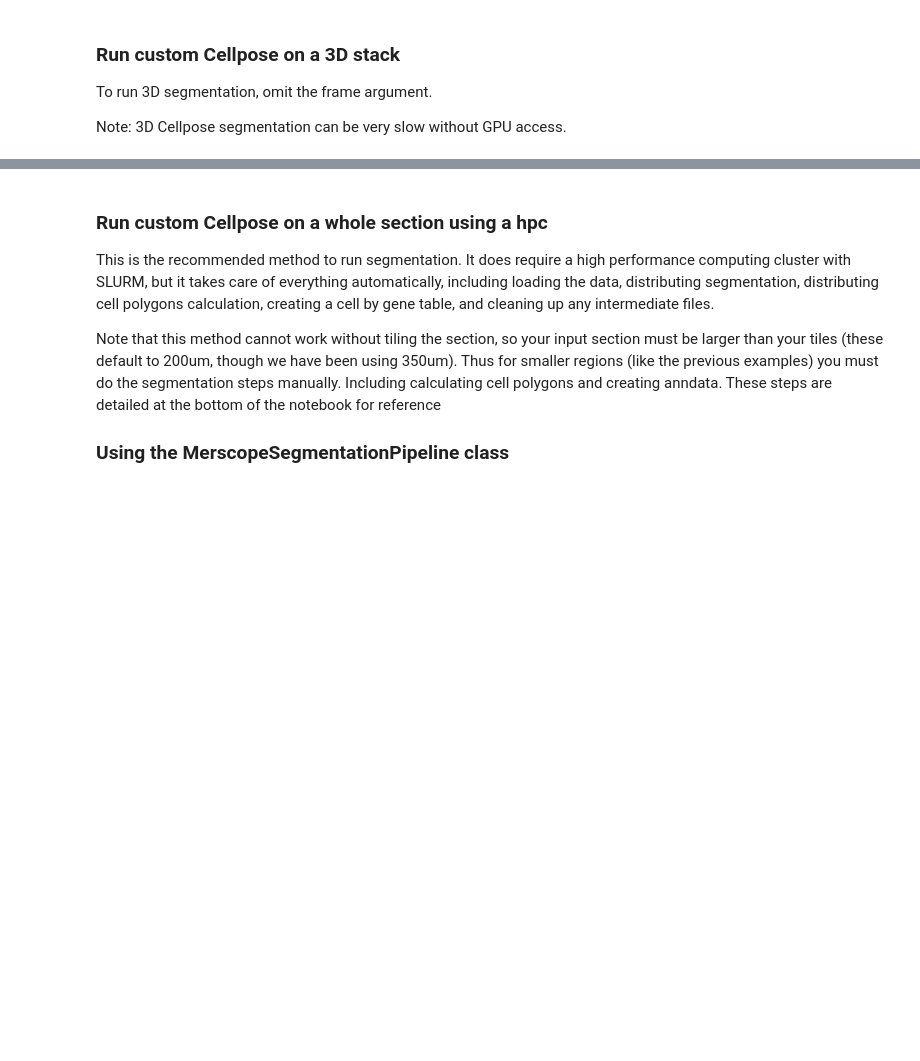
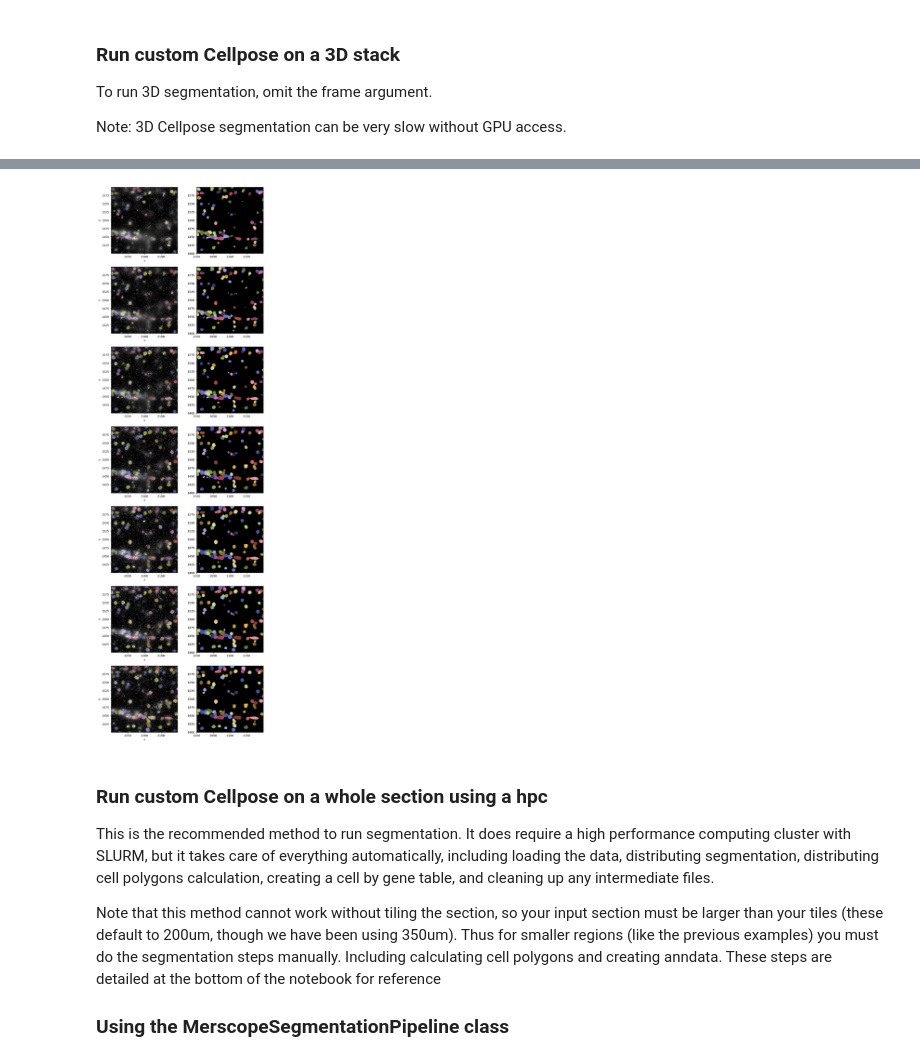
Before and after one commit to AllenInstitute/spots-in-space, a Jupyter notebook: demo.ipynb, the cells around one changed output, grey strips where cells are left out. Cells and saved outputs as stored; diff of their text form; code cells hidden in the pictures; blank space fills up the shorter version.

```diff
--- a/demo.ipynb
+++ b/demo.ipynb
@@ -23,19 +23,19 @@ import sis
 %matplotlib inline
 # %%
 # Helper function for plotting
-def get_cell_cmap(spot_table, bg_color: str|None = None, remove_negatives: bool = True):
+def get_cell_cmap(seg_spot_table, bg_color: str|None = None, remove_negatives: bool = True):
     # Create colormap for cell ids
-    cell_ids = np.unique(spot_table.cell_ids)
-    cell_colors = spot_table.cell_palette(spot_table.cell_ids)
+    cell_colors = seg_spot_table.cell_palette(seg_spot_table.cell_ids)
 
     if remove_negatives:
         # Remove the negative values in cell_palette, which can throw off visualization
-        cell_colors = {cell: color for cell, color in cell_colors.items() if cell in cell_ids}
+        cell_colors = {cell: color for cell, color in cell_colors.items() if cell in seg_spot_table.unique_cell_ids}
 
     if bg_color is not None:
-        cell_colors[0] = colors.to_rgba(bg_color)
+        cell_colors[0] = colors.to_rgba('black')
+        cell_colors[-1] = colors.to_rgba('black')
 
-    cell_cmap = colors.ListedColormap(cell_colors.values())
+    cell_cmap = colors.ListedColormap(dict(sorted(cell_colors.items())).values())
 
     return cell_cmap
 # %% [markdown]
@@ -187,20 +228,22 @@ result_custom_3d = seg_custom_3d.run(sub_st)
 # %%
 img = sub_st.get_image(channel='DAPI')
 n_planes = img.shape[0]
 
 fig, ax = plt.subplots(n_planes, 2, figsize=(10, 5*n_planes))
 
 # Create colormap for cell ids
 cmap_custom_3d = get_cell_cmap(result_custom_3d.spot_table(), bg_color='black')
 
 for i in range(n_planes):
     mask = sub_st.z == i
     result_custom_3d.spot_table()[mask].scatter_plot(ax=ax[i, 0], color='cell_ids', size=10)
 
-    img_layer = img.get_frame(i)
+    img_layer = img.get_frames(i)
     img_layer.show(ax[i, 0], cmap='gray')
-    mask_layer = result_custom_3d.mask_image.get_frame(i)
+    mask_layer = result_custom_3d.mask_image.get_frames(i)
     mask_layer.show(ax[i, 1], cmap=cmap_custom_3d, interpolation='None')
+# %% [output]
+[figure, added]
 # %% [markdown]
 ### Run custom Cellpose on a whole section using a hpc
 
```
Also changed, not shown: parts of 20 cells of this notebook.
